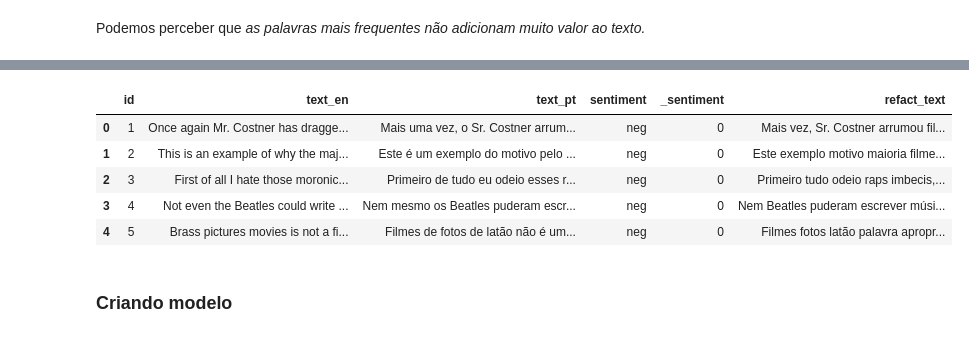
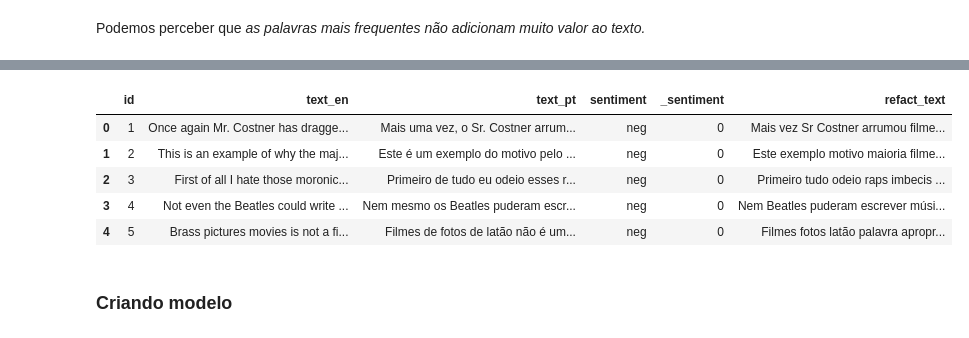
Before and after one commit to pveiga-abreu/feelings-identifier, a Jupyter notebook: main.ipynb, the cells around one changed output, grey strips where cells are left out. Saved outputs shown, nothing was run; the diff lists cells and outputs as text; code cells hidden in the pictures.

```diff
--- a/main.ipynb
+++ b/main.ipynb
@@ -108,12 +109,12 @@ create_wordcloud(negatives, 'text_pt')
 # %% [markdown]
 ### Tokenização
 # %%
-# Criando instância de um whitespace tokenizer
-wht_tokenizer = nltk.tokenize.WhitespaceTokenizer()
+# Criando corpus textual com todas as plavras do dataset
+all_words = ' '.join([ text for text in dataset['text_pt'] ])
 
-# Criando corpus textual com todas as plavras do dataset e gerando os tokens
-all_words = ' '.join([ text for text in dataset['text_pt'] ])
-word_tokens = wht_tokenizer.tokenize(all_words)
+# Criando instância de um WordPunctTokenizer
+wpt_tokenizer = nltk.tokenize.WordPunctTokenizer()
+word_tokens = wpt_tokenizer.tokenize(all_words)
 
 # Medindo a frequência de cada palavra no corpus
 frequency = nltk.FreqDist(word_tokens)
@@ -156,14 +143,19 @@ Podemos perceber que <em>as palavras mais frequentes não adicionam muito valor
 # %%
 # Importando as Stop Words pelo NLTK
 stop_words = nltk.corpus.stopwords.words('portuguese')
 
-dataset['refact_text'] = dataset['text_pt'].apply( lambda text: ' '.join([ w for w in text.split() if w not in stop_words ]) )
+# Adicionando pontuações na lista de Stop Words
+stop_words += list(punctuation)
+
+dataset['refact_text'] = dataset['text_pt'].apply(
+    lambda text: ' '.join([ word for word in wpt_tokenizer.tokenize(text) if word not in stop_words ])
+)
 dataset.head()
 # %% [output]
 |  | id | text_en | text_pt | sentiment | _sentiment | refact_text |
-| 0 | 1 | Once again Mr. Costner has dragge... | Mais uma vez, o Sr. Costner arrum... | neg | 0 | Mais vez, Sr. Costner arrumou fil... |
+| 0 | 1 | Once again Mr. Costner has dragge... | Mais uma vez, o Sr. Costner arrum... | neg | 0 | Mais vez Sr Costner arrumou filme... |
 | 1 | 2 | This is an example of why the maj... | Este é um exemplo do motivo pelo ... | neg | 0 | Este exemplo motivo maioria filme... |
-| 2 | 3 | First of all I hate those moronic... | Primeiro de tudo eu odeio esses r... | neg | 0 | Primeiro tudo odeio raps imbecis,... |
+| 2 | 3 | First of all I hate those moronic... | Primeiro de tudo eu odeio esses r... | neg | 0 | Primeiro tudo odeio raps imbecis ... |
 | 3 | 4 | Not even the Beatles could write ... | Nem mesmo os Beatles puderam escr... | neg | 0 | Nem Beatles puderam escrever músi... |
 | 4 | 5 | Brass pictures movies is not a fi... | Filmes de fotos de latão não é um... | neg | 0 | Filmes fotos latão palavra apropr... |
 # %% [markdown]
```
Also changed, not shown: parts of 20 cells of this notebook.
